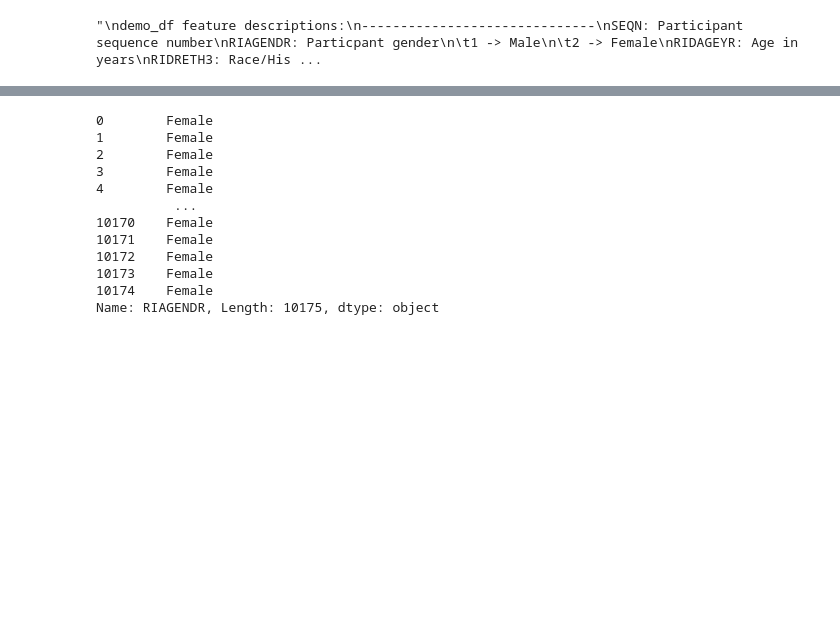
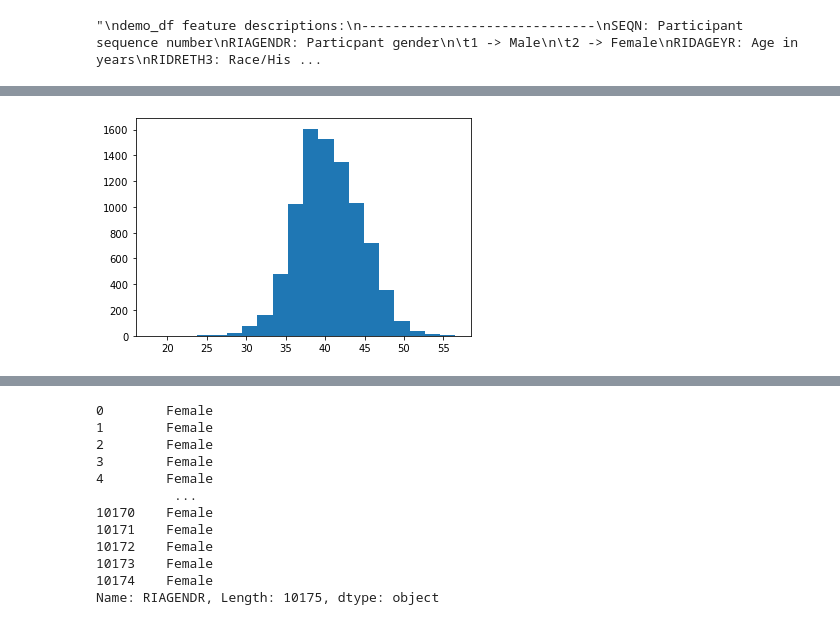
Before and after one commit to noodleybroodley/Final-Capstone, a Jupyter notebook: notebooks/test.ipynb, the cells around one changed output, grey strips where cells are left out. Cells and saved outputs as stored; diff of their text form; code cells hidden in the pictures; blank space fills up the shorter version.

```diff
--- a/notebooks/test.ipynb
+++ b/notebooks/test.ipynb
@@ -85,0 +110,2 @@ array([1, 2])
+# %%
+test_df = new_df.df
@@ -85,0 +124,6 @@ array([1, 2])
+# %%
+fig, ax = plt.subplots()
+
+ax = plt.hist(x=x,bins=20)
+# %% [output]
+[figure, added]
```
Also changed, not shown: parts of 11 cells of this notebook, 2 other files.
